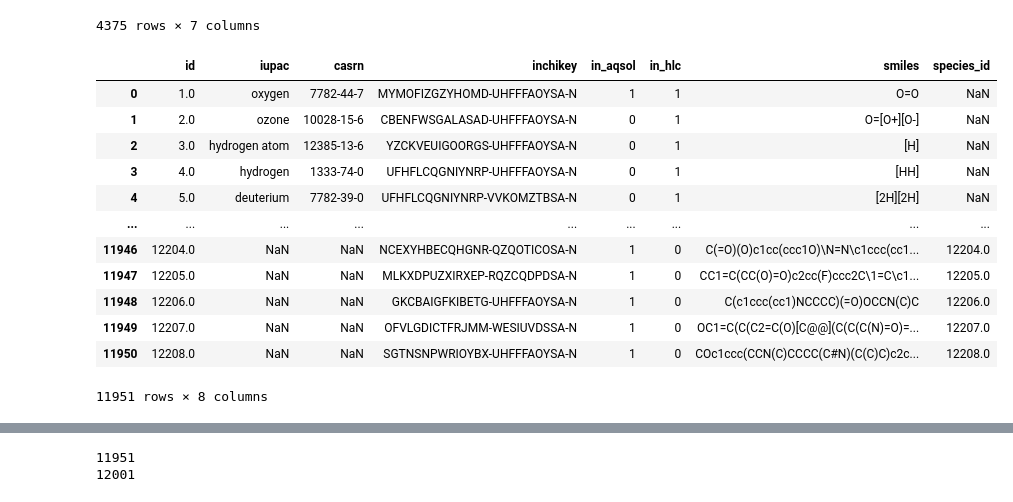
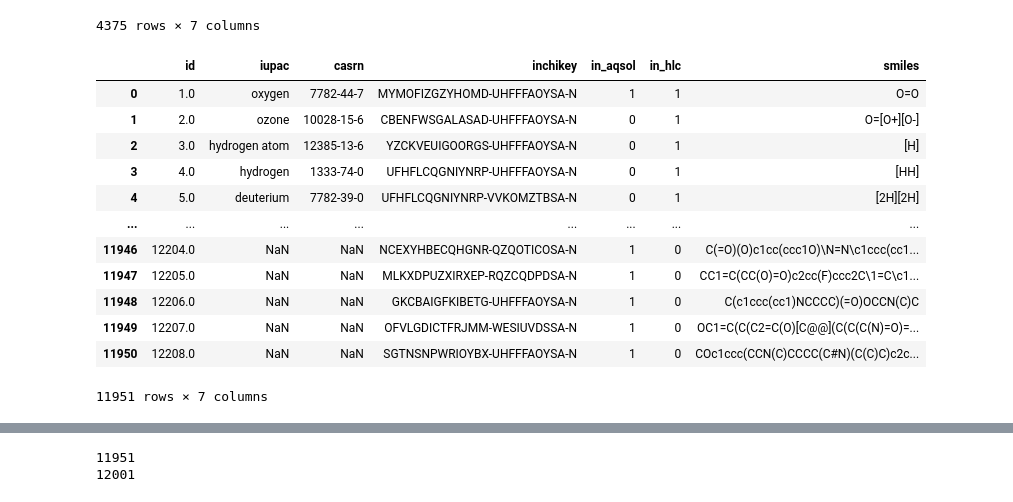
Before and after one commit to avekassy1/CHEM3012-Dissertation, a Jupyter notebook: Database/Merged/combine.ipynb, the cells around one changed output, grey strips where cells are left out. Cells and saved outputs as stored; diff of their text form; code cells hidden in the pictures.

```diff
--- a/Database/Merged/combine.ipynb
+++ b/Database/Merged/combine.ipynb
@@ -283,20 +283,21 @@ new_species
 # %%
 full_species = pd.concat([new_species, unmatched_aqsol[['species_id','inchikey','smiles','in_aqsol','in_hlc']]],axis=0).reset_index(drop=True)
 full_species.id = full_species.id.combine_first(full_species.species_id)
+full_species = full_species.drop('species_id',axis=1)
 full_species
 # %% [output]
-|  | id | iupac | casrn | inchikey | in_aqsol | in_hlc | smiles | species_id |
-| 0 | 1.0 | oxygen | 7782-44-7 | MYMOFIZGZYHOMD-UHFFFAOYSA-N | 1 | 1 | O=O | NaN |
-| 1 | 2.0 | ozone | 10028-15-6 | CBENFWSGALASAD-UHFFFAOYSA-N | 0 | 1 | O=[O+][O-] | NaN |
-| 2 | 3.0 | hydrogen atom | 12385-13-6 | YZCKVEUIGOORGS-UHFFFAOYSA-N | 0 | 1 | [H] | NaN |
-| 3 | 4.0 | hydrogen | 1333-74-0 | UFHFLCQGNIYNRP-UHFFFAOYSA-N | 0 | 1 | [HH] | NaN |
-| 4 | 5.0 | deuterium | 7782-39-0 | UFHFLCQGNIYNRP-VVKOMZTBSA-N | 0 | 1 | [2H][2H] | NaN |
-| ... | ... | ... | ... | ... | ... | ... | ... | ... |
-| 11946 | 12204.0 | NaN | NaN | NCEXYHBECQHGNR-QZQOTICOSA-N | 1 | 0 | C(=O)(O)c1cc(ccc1O)\N=N\c1ccc(cc1... | 12204.0 |
-| 11947 | 12205.0 | NaN | NaN | MLKXDPUZXIRXEP-RQZCQDPDSA-N | 1 | 0 | CC1=C(CC(O)=O)c2cc(F)ccc2C\1=C\c1... | 12205.0 |
-| 11948 | 12206.0 | NaN | NaN | GKCBAIGFKIBETG-UHFFFAOYSA-N | 1 | 0 | C(c1ccc(cc1)NCCCC)(=O)OCCN(C)C | 12206.0 |
-| 11949 | 12207.0 | NaN | NaN | OFVLGDICTFRJMM-WESIUVDSSA-N | 1 | 0 | OC1=C(C(C2=C(O)[C@@](C(C(C(N)=O)=... | 12207.0 |
-| 11950 | 12208.0 | NaN | NaN | SGTNSNPWRIOYBX-UHFFFAOYSA-N | 1 | 0 | COc1ccc(CCN(C)CCCC(C#N)(C(C)C)c2c... | 12208.0 |
+|  | id | iupac | casrn | inchikey | in_aqsol | in_hlc | smiles |
+| 0 | 1.0 | oxygen | 7782-44-7 | MYMOFIZGZYHOMD-UHFFFAOYSA-N | 1 | 1 | O=O |
+| 1 | 2.0 | ozone | 10028-15-6 | CBENFWSGALASAD-UHFFFAOYSA-N | 0 | 1 | O=[O+][O-] |
+| 2 | 3.0 | hydrogen atom | 12385-13-6 | YZCKVEUIGOORGS-UHFFFAOYSA-N | 0 | 1 | [H] |
+| 3 | 4.0 | hydrogen | 1333-74-0 | UFHFLCQGNIYNRP-UHFFFAOYSA-N | 0 | 1 | [HH] |
+| 4 | 5.0 | deuterium | 7782-39-0 | UFHFLCQGNIYNRP-VVKOMZTBSA-N | 0 | 1 | [2H][2H] |
+| ... | ... | ... | ... | ... | ... | ... | ... |
+| 11946 | 12204.0 | NaN | NaN | NCEXYHBECQHGNR-QZQOTICOSA-N | 1 | 0 | C(=O)(O)c1cc(ccc1O)\N=N\c1ccc(cc1... |
+| 11947 | 12205.0 | NaN | NaN | MLKXDPUZXIRXEP-RQZCQDPDSA-N | 1 | 0 | CC1=C(CC(O)=O)c2cc(F)ccc2C\1=C\c1... |
+| 11948 | 12206.0 | NaN | NaN | GKCBAIGFKIBETG-UHFFFAOYSA-N | 1 | 0 | C(c1ccc(cc1)NCCCC)(=O)OCCN(C)C |
+| 11949 | 12207.0 | NaN | NaN | OFVLGDICTFRJMM-WESIUVDSSA-N | 1 | 0 | OC1=C(C(C2=C(O)[C@@](C(C(C(N)=O)=... |
+| 11950 | 12208.0 | NaN | NaN | SGTNSNPWRIOYBX-UHFFFAOYSA-N | 1 | 0 | COc1ccc(CCN(C)CCCC(C#N)(C(C)C)c2c... |
-11951 rows × 8 columns
+11951 rows × 7 columns
 # %%
 # species could be extended with inchis, as aqsol already has them
```
Also changed, not shown: parts of 12 cells of this notebook, 8 other files.
